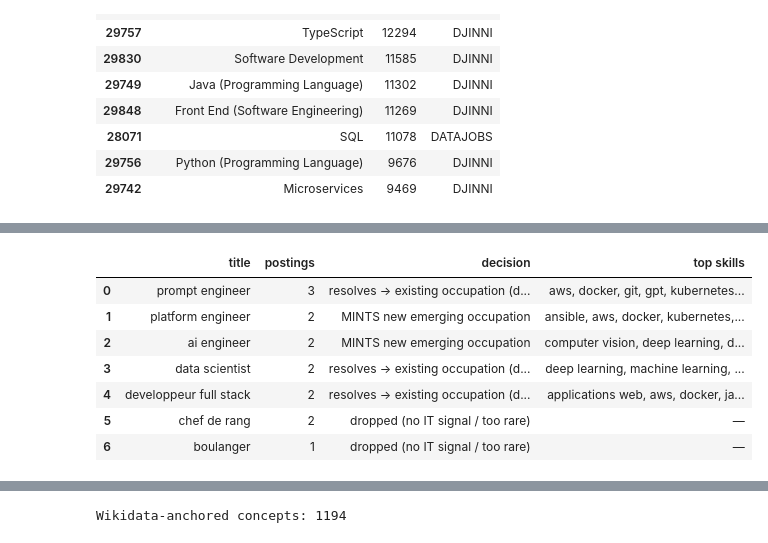
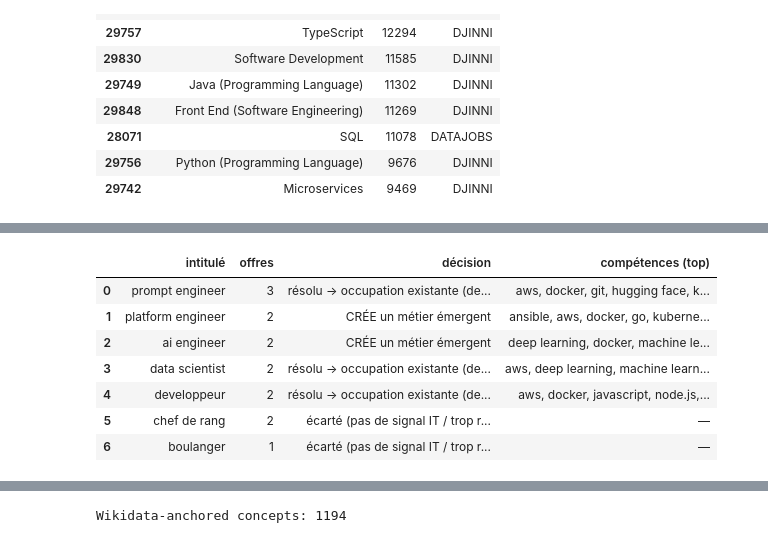
Before and after one commit to YoussefDhb/JobKB, a Jupyter notebook: notebooks/inspect.ipynb, the cells around one changed output, grey strips where cells are left out. Saved outputs shown, nothing was run; the diff lists cells and outputs as text; code cells hidden in the pictures.

```diff
--- a/notebooks/inspect.ipynb
+++ b/notebooks/inspect.ipynb
@@ -335,50 +286,49 @@ Toute source s'**ajoute ou se retire sans reconstruction** (`--add` / `--remove`
 # %%
-# Offline, read-only dry-run of the opt-in SCRAPER source over the bundled sample fixture (mutates nothing).
+# Démonstration hors-ligne (lecture seule) de la logique d'acceptation SCRAPER sur l'échantillon embarqué.
 import csv
-from src.sources.scraper import ScraperSource, _clean_title
-scr = ScraperSource(); scr._nlp = False          # skip the optional neural extractor -> deterministic/offline
+from src.sources.scraper import ScraperSource, _clean_title, _ROLE_HEAD
+scr = ScraperSource(); scr._nlp = False          # NER neuronal désactivé -> déterministe / hors-ligne
 
-# 1) title cleaning — strip seniority / contract / gender / location noise down to a bare role
-print('title cleaning:')
-for t in ['Développeur Python H/F', 'Senior Data Engineer (CDI) - Paris',
-          'MLOps Engineer — Acme Corp', 'Alternance - Data Analyst (H/F)']:
-    print(f'   {t!r:44s} -> {_clean_title(t)!r}')
+# 1) nettoyage des intitulés : suffixes d'équipe / séniorité / genre retirés, tronqué à la tête de métier
+print('nettoyage des intitulés :')
+for t in ['Machine Learning Engineer, Relevance & Personalization', 'Senior Data Engineer (CDI) - Paris',
+          'Staff Backend Engineer (Remote)', 'Manager, Solutions Architecture']:
+    print(f'   {t[:48]:48s} -> {_clean_title(t)!r}')
 
-sample = os.path.join(C.SCRAPED_DIR, 'fr', 'hellowork.sample.csv')   # the committed demo fixture only
-with open(sample, encoding='utf-8', newline='') as f:
-    docs = list(csv.DictReader(f))
-print(f'\nsample fixture: {len(docs)} postings')
+sample = os.path.join(C.SCRAPED_DIR, 'fr', 'hellowork.sample.csv')   # le fixture de démo embarqué
+docs = list(csv.DictReader(open(sample, encoding='utf-8', newline='')))
+print(f'\néchantillon : {len(docs)} offres')
 
-# 2) the same acceptance logic as `--add SCRAPER`: resolve to existing / mint emerging / drop as noise
+# 2) même logique que `--add SCRAPER` : résoudre vers l'existant / créer un métier émergent / écarter
 freq, existing, skilled, seen, roles = Counter(), {}, set(), {}, {}
 for d in docs:
     res = scr.extract(d); oc = res['occupation']
     if not oc:
         continue
-    key = oc['key']; freq[key] += 1; roles[key] = oc['label']
+    k = oc['key']; freq[k] += 1; roles[k] = oc['label']
     if oc['existing_id']:
-        existing[key] = oc['existing_id']
+        existing[k] = oc['existing_id']
     if res['skills']:
-        skilled.add(key); seen.setdefault(key, set()).update(x['label'] for x in res['skills'])
+        skilled.add(k); seen.setdefault(k, set()).update(x['label'] for x in res['skills'])
 
 scr_rows = []
-for key, n in freq.most_common():
-    if key in existing:
-        decision = 'resolves → existing occupation (demand only)'
-    elif n >= C.SCRAPER_MIN_OCC_FREQ and key in skilled:
-        decision = 'MINTS new emerging occupation'
+for k, n in freq.most_common():
+    if k in existing:
+        decision = 'résolu → occupation existante (demande)'
+    elif n >= C.SCRAPER_MIN_OCC_FREQ and k in skilled and _ROLE_HEAD.search(roles[k]) and len(roles[k].split()) >= 2:
+        decision = 'CRÉE un métier émergent'
     else:
-        decision = 'dropped (no IT signal / too rare)'
-    scr_rows.append({'title': roles[key], 'postings': n, 'decision': decision,
-                     'top skills': ', '.join(sorted(seen.get(key, []))[:6]) or '—'})
+        decision = 'écarté (pas de signal IT / trop rare)'
+    scr_rows.append({'intitulé': roles[k], 'offres': n, 'décision': decision,
+                     'compétences (top)': ', '.join(sorted(seen.get(k, []))[:6]) or '—'})
 display(pd.DataFrame(scr_rows))
 
-scr_mints = [x['title'] for x in scr_rows if x['decision'].startswith('MINTS')]
-scr_drops = [x['title'] for x in scr_rows if x['decision'].startswith('dropped')]
-print(f'would MINT (emerging roles): {scr_mints}')
-print(f'dropped as noise (non-IT titles carry no IT skills): {scr_drops}')
-assert scr_mints, 'expected at least one emerging occupation from the sample'
-assert all(K.normalize_label(x) in ('chef de rang', 'boulanger') for x in scr_drops), 'unexpected drop'
-print('\nreal ingest → `python run_pipeline.py --scrape hellowork` then `--add SCRAPER` '
-      '(hybrid extraction + relevance/noise gate + ISCO attach + merge; qa stays 13/13).')
+mints = [x['intitulé'] for x in scr_rows if x['décision'].startswith('CRÉE')]
+drops = [x['intitulé'] for x in scr_rows if x['décision'].startswith('écarté')]
+print(f'métiers émergents créés : {mints}')
+print(f'écartés (intitulés non-IT, sans compétence IT) : {drops}')
+assert mints, 'au moins un métier émergent attendu'
+assert all(K.normalize_label(x) in ('chef de rang', 'boulanger') for x in drops), 'écart inattendu'
+print("\ningestion réelle → `python run_pipeline.py --scrape all` puis `--add SCRAPER` "
+      "(tags + NER + passerelle de pertinence + attach ISCO + merge ; qa reste 13/13).")
 # %% [output]
@@ -392,8 +342,8 @@ sample fixture: 14 postings
-|  | title | postings | decision | top skills |
-| 0 | prompt engineer | 3 | resolves → existing occupation (d... | aws, docker, git, gpt, kubernetes... |
-| 1 | platform engineer | 2 | MINTS new emerging occupation | ansible, aws, docker, kubernetes,... |
-| 2 | ai engineer | 2 | MINTS new emerging occupation | computer vision, deep learning, d... |
-| 3 | data scientist | 2 | resolves → existing occupation (d... | deep learning, machine learning, ... |
-| 4 | developpeur full stack | 2 | resolves → existing occupation (d... | applications web, aws, docker, ja... |
-| 5 | chef de rang | 2 | dropped (no IT signal / too rare) | — |
-| 6 | boulanger | 1 | dropped (no IT signal / too rare) | — |
+|  | intitulé | offres | décision | compétences (top) |
+| 0 | prompt engineer | 3 | résolu → occupation existante (de... | aws, docker, git, hugging face, k... |
+| 1 | platform engineer | 2 | CRÉE un métier émergent | ansible, aws, docker, go, kuberne... |
+| 2 | ai engineer | 2 | CRÉE un métier émergent | deep learning, docker, machine le... |
+| 3 | data scientist | 2 | résolu → occupation existante (de... | aws, deep learning, machine learn... |
+| 4 | developpeur | 2 | résolu → occupation existante (de... | aws, docker, javascript, node.js,... |
+| 5 | chef de rang | 2 | écarté (pas de signal IT / trop r... | — |
+| 6 | boulanger | 1 | écarté (pas de signal IT / trop r... | — |
```
Also changed, not shown: parts of 23 cells of this notebook, 23 other files.
